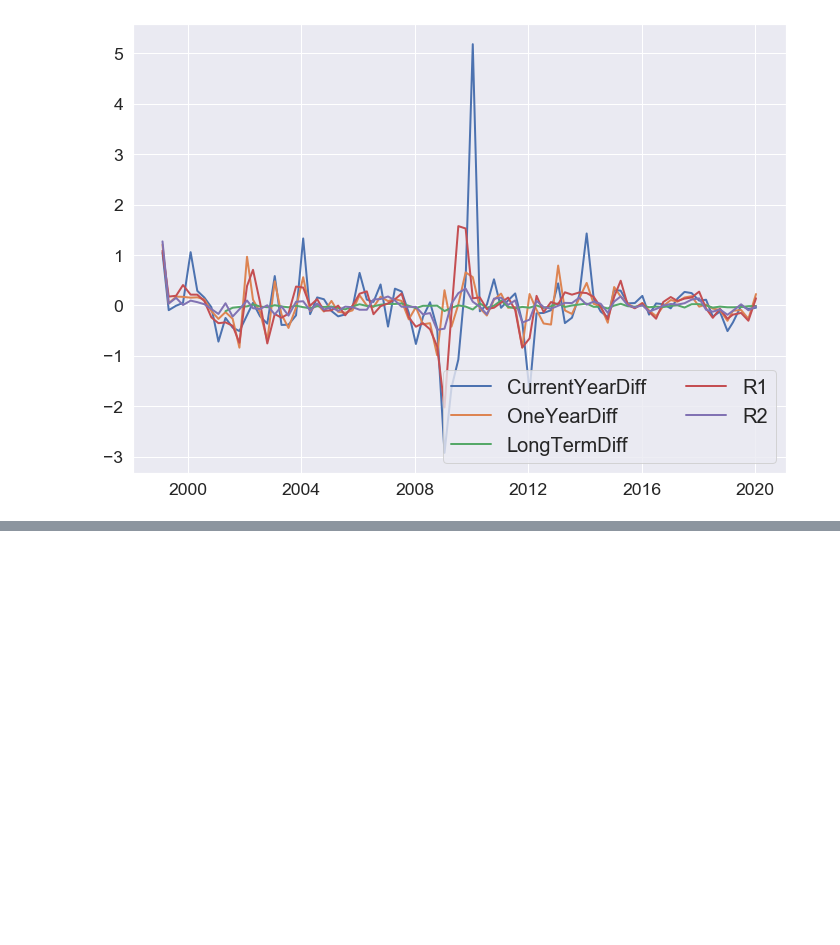
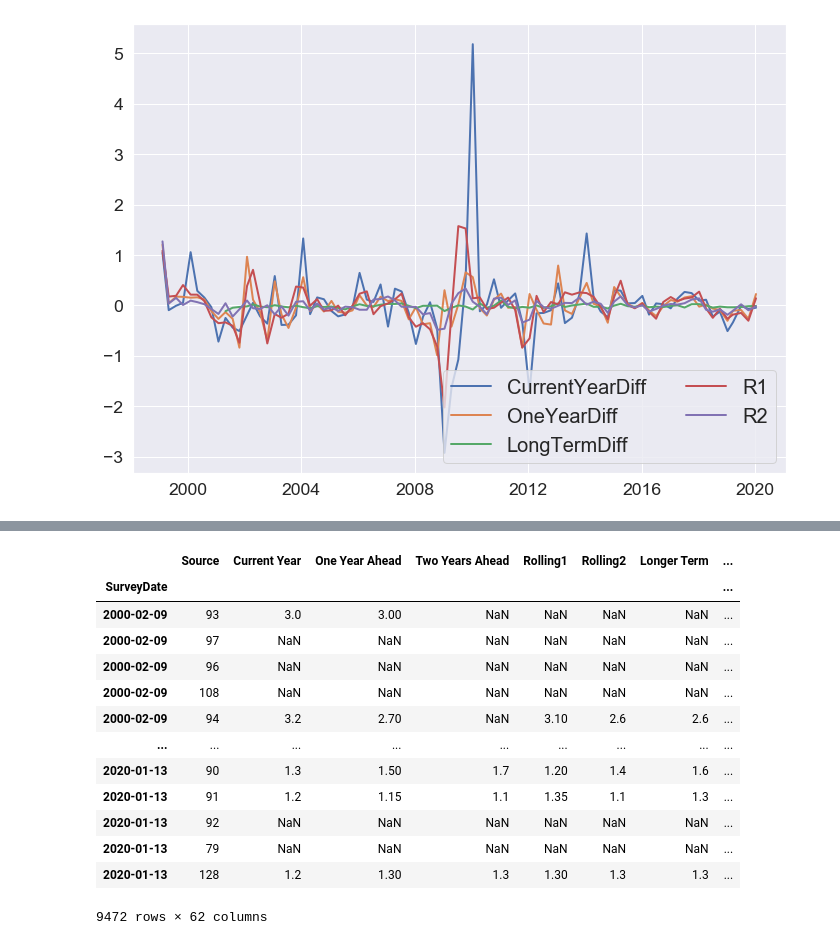
Before and after one commit to geri310/ECB_FG_GMM_approach_MSc_Thesis, a Jupyter notebook: gdpGMM-refe.ipynb, the cells around one changed output, grey strips where cells are left out. Saved outputs shown, nothing was run; the diff lists cells and outputs as text; code cells hidden in the pictures; blank space fills up the shorter version.

```diff
--- a/gdpGMM-refe.ipynb
+++ b/gdpGMM-refe.ipynb
@@ -339,0 +167,17 @@ PatsyError: numbers besides '0' and '1' are only allowed with **
+# %%
+dfgdp1
+# %% [output]
+|  | Source | Current Year | One Year Ahead | Two Years Ahead | Rolling1 | Rolling2 | Longer Term | ... |
+| SurveyDate |  |  |  |  |  |  |  | ... |
+| 2000-02-09 | 93 | 3.0 | 3.00 | NaN | NaN | NaN | NaN | ... |
+| 2000-02-09 | 97 | NaN | NaN | NaN | NaN | NaN | NaN | ... |
+| 2000-02-09 | 96 | NaN | NaN | NaN | NaN | NaN | NaN | ... |
+| 2000-02-09 | 108 | NaN | NaN | NaN | NaN | NaN | NaN | ... |
+| 2000-02-09 | 94 | 3.2 | 2.70 | NaN | 3.10 | 2.6 | 2.6 | ... |
+| ... | ... | ... | ... | ... | ... | ... | ... | ... |
+| 2020-01-13 | 90 | 1.3 | 1.50 | 1.7 | 1.20 | 1.4 | 1.6 | ... |
+| 2020-01-13 | 91 | 1.2 | 1.15 | 1.1 | 1.35 | 1.1 | 1.3 | ... |
+| 2020-01-13 | 92 | NaN | NaN | NaN | NaN | NaN | NaN | ... |
+| 2020-01-13 | 79 | NaN | NaN | NaN | NaN | NaN | NaN | ... |
+| 2020-01-13 | 128 | 1.2 | 1.30 | 1.3 | 1.30 | 1.3 | 1.3 | ... |
+9472 rows × 62 columns
```
Also changed, not shown: parts of 36 cells of this notebook.
